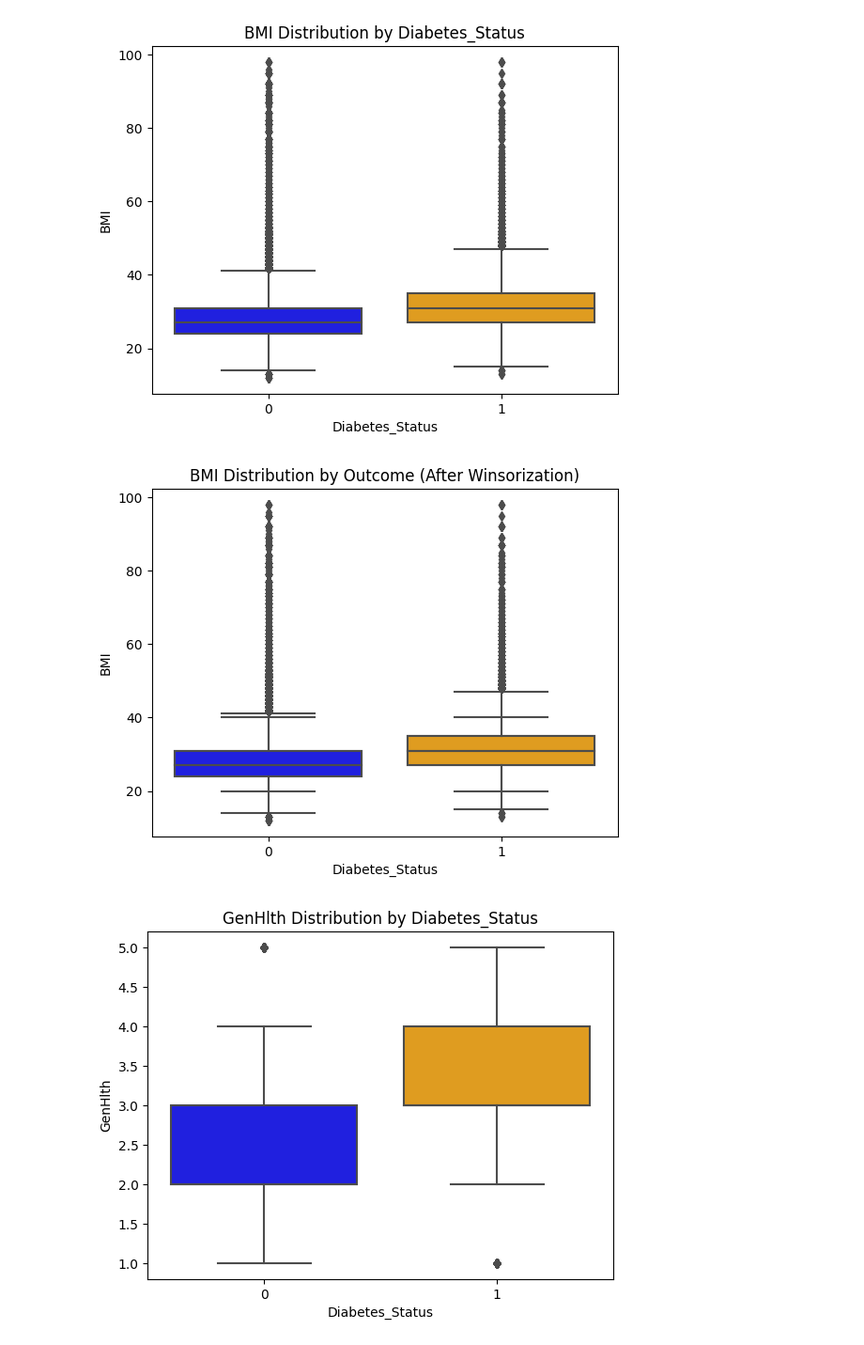
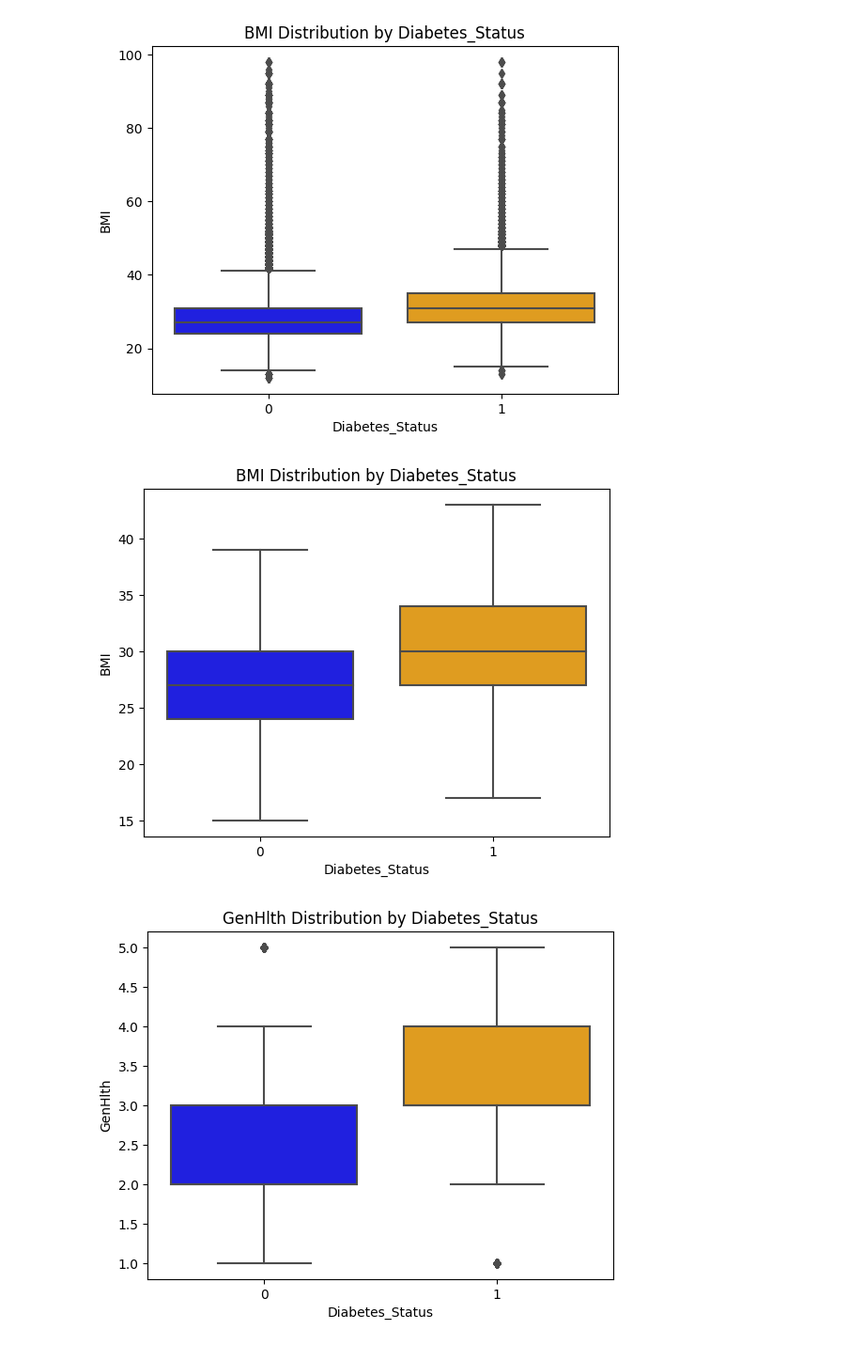
Before and after one commit to GraceOluwafemi/Msc-Project, a Jupyter notebook: project.ipynb, the cells around one changed output. Shown at 94% size. Drawn from its saved outputs; the diff is of its cells as text; code cells hidden in the pictures.

```diff
--- a/project.ipynb
+++ b/project.ipynb
@@ -378,28 +378,30 @@ plt.ylabel('BMI')
 plt.show()
 # %% [output]
 [figure]
+# %%
+
+# Replace values in the 'BMI' column with mean value of 28.4 where 'Diabetes_Status' is equal to 0 and 'BMI' is greater than 39
+data.loc[(data["Diabetes_Status"] == 0) & (data["BMI"] > 39), 'BMI'] = 28.4
+
+# Replace values in the 'BMI' column with mean value of 28.4 where 'Diabetes_Status' is equal to 0 and 'BMI' is less than 10
+data.loc[(data["Diabetes_Status"] == 0) & (data["BMI"] < 15), 'BMI'] = 28.4
+
+# Replace values in the 'BMI' column with mean value of 28.4 where 'Diabetes_Status' is equal to 0 and 'BMI' is greater than 43
+data.loc[(data["Diabetes_Status"] == 1) & (data["BMI"] > 43), 'BMI'] = 28.4
+
+# Replace values in the 'BMI' column with mean value of 28.4 where 'Diabetes_Status' is equal to 0 and 'BMI' is less than 17
+data.loc[(data["Diabetes_Status"] == 1) & (data["BMI"] < 17), 'BMI'] = 28.4
 # %%
-
 # Create a boxplot
 sns.boxplot(x='Diabetes_Status', y='BMI', data=data, palette=['blue', 'orange'])
-plt.title('BMI Distribution by Outcome')
-plt.xlabel('Diabetes_Status')
-plt.ylabel('BMI')
-
-# Winsorize outliers
-winsorized_bmi = winsorize(data['BMI'], limits=[0.05, 0.05])
-data['BMI'] = winsorized_bmi
-
-# Display the plot with updated boxplot
-sns.boxplot(x='Diabetes_Status', y='BMI', data=data, palette=['blue', 'orange'])
-plt.title('BMI Distribution by Outcome (After Winsorization)')
+plt.title('BMI Distribution by Diabetes_Status')
 plt.xlabel('Diabetes_Status')
 plt.ylabel('BMI')
 
 # Display the plot
 plt.show()
 # %% [output]
-[figure, old version]
+[figure, new version]
 # %%
 # Create a boxplot
 sns.boxplot(x='Diabetes_Status', y='GenHlth', data=data, palette=['blue', 'orange'])
```
